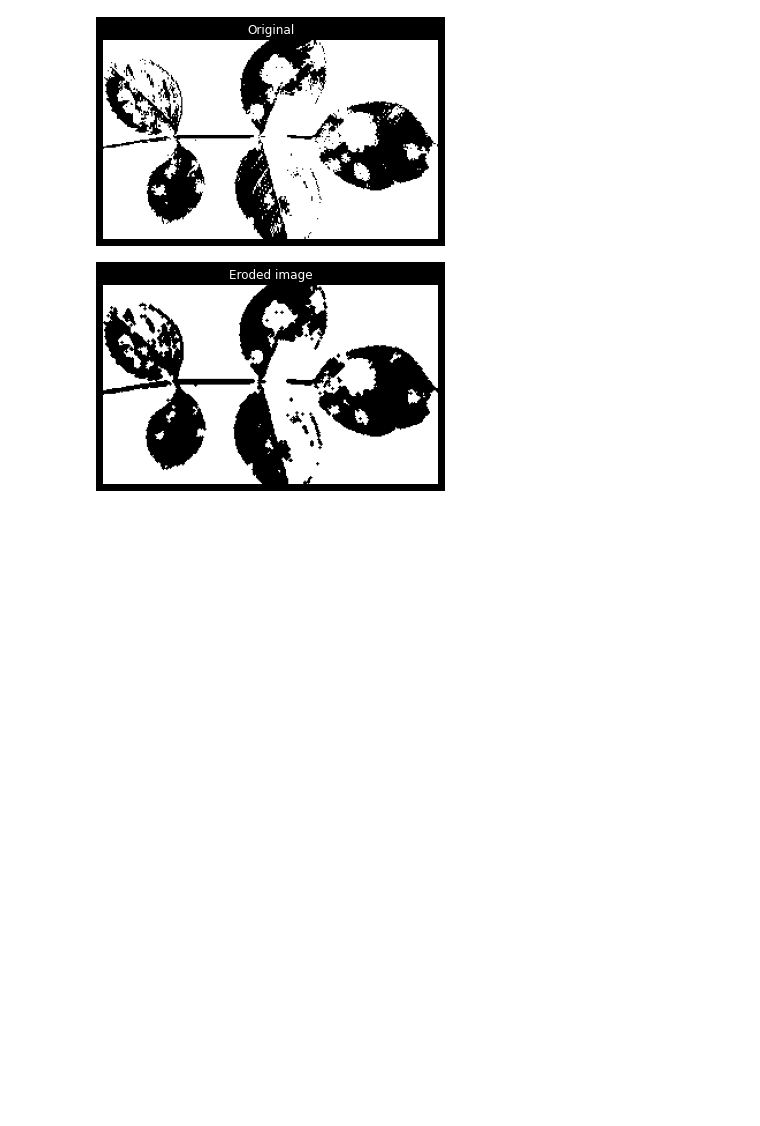
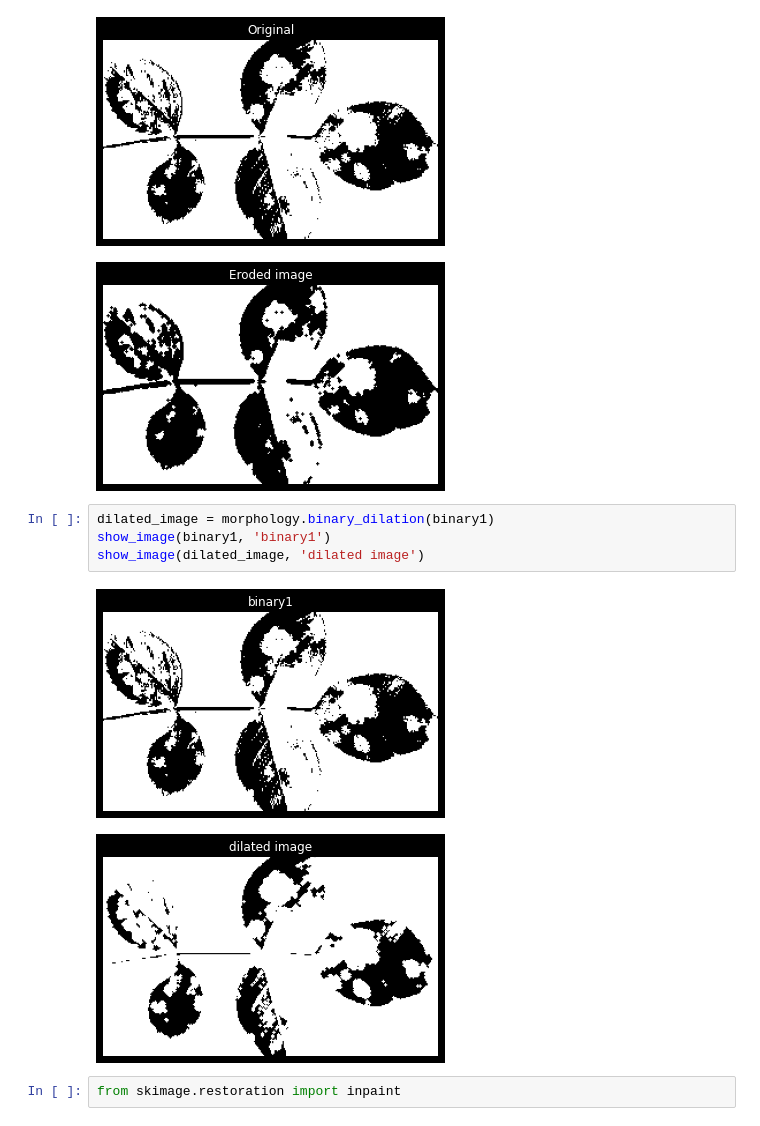
Before and after one commit to renan-lemes/python_labs, a Jupyter notebook: ProcessingImage/img.ipynb, the cells around one changed output. Drawn from its saved outputs; the diff is of its cells as text; blank space fills up the shorter version.

Commit message:
CHORES:Aprendendo sobre inpaint

```diff
--- a/ProcessingImage/img.ipynb
+++ b/ProcessingImage/img.ipynb
@@ -243,3 +243,12 @@ show_image(eroded_image, 'Eroded image')
 # %% [output]
 [figure]
 [figure]
+# %%
+dilated_image = morphology.binary_dilation(binary1)
+show_image(binary1, 'binary1')
+show_image(dilated_image, 'dilated image')
+# %% [output]
+[figure, added]
+[figure, added]
+# %%
+from skimage.restoration import inpaint
```
Also changed, not shown: parts of 1 cell of this notebook.
